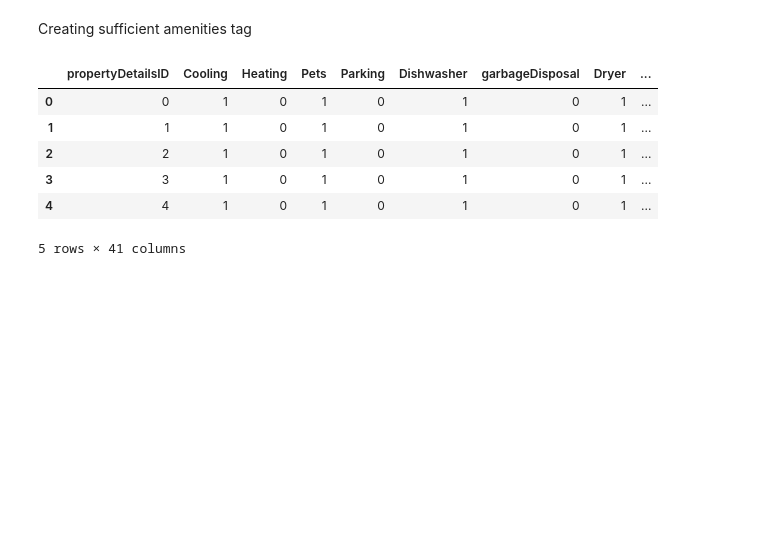
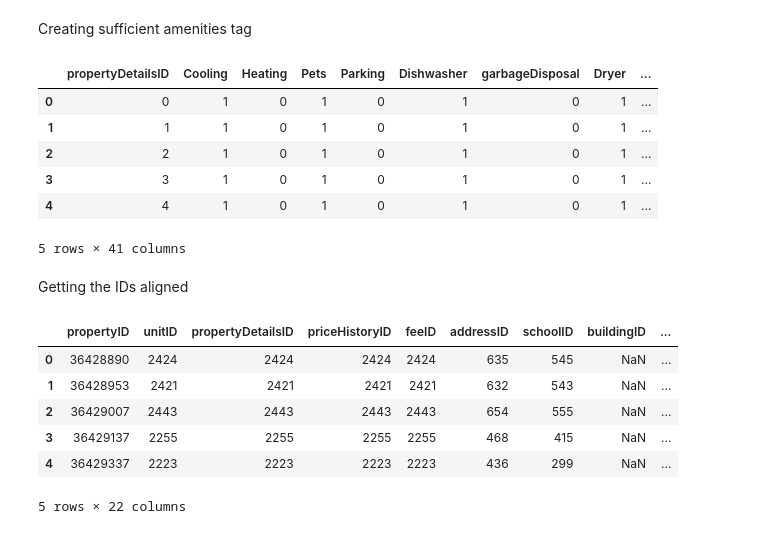
Before and after one commit to oisintheginger/mscfinalproject, a Jupyter notebook: Documents/Stephen_Workspace/Tagging System.ipynb, the cells around one changed output. Drawn from its saved outputs; the diff is of its cells as text; code cells hidden in the pictures; blank space fills up the shorter version.

Commit message:
Aligning the IDs of different tables
Creating a new table for all the IDs so we can match the tags to the properties

```diff
--- a/Documents/Stephen_Workspace/Tagging System.ipynb
+++ b/Documents/Stephen_Workspace/Tagging System.ipynb
@@ -308,3 +308,21 @@ amenities.head()
 | 3 | 3 | 1 | 0 | 1 | 0 | 1 | 0 | 1 | ... |
 | 4 | 4 | 1 | 0 | 1 | 0 | 1 | 0 | 1 | ... |
 5 rows × 41 columns
+# %% [markdown]
+Getting the IDs aligned
+# %%
+main = pd.read_csv("MainInformation_202311271607.csv")
+address = pd.read_csv("Addresses_202311271606.csv")
+# %%
+# Merging the maininformation and address datasets based on the addressID column
+align = pd.merge(main, address[['addressID', 'neighbourhoodID']], on='addressID', how='left')
+
+align.head()
+# %% [output]
+|  | propertyID | unitID | propertyDetailsID | priceHistoryID | feeID | addressID | schoolID | buildingID | ... |
+| 0 | 36428890 | 2424 | 2424 | 2424 | 2424 | 635 | 545 | NaN | ... |
+| 1 | 36428953 | 2421 | 2421 | 2421 | 2421 | 632 | 543 | NaN | ... |
+| 2 | 36429007 | 2443 | 2443 | 2443 | 2443 | 654 | 555 | NaN | ... |
+| 3 | 36429137 | 2255 | 2255 | 2255 | 2255 | 468 | 415 | NaN | ... |
+| 4 | 36429337 | 2223 | 2223 | 2223 | 2223 | 436 | 299 | NaN | ... |
+5 rows × 22 columns
```
